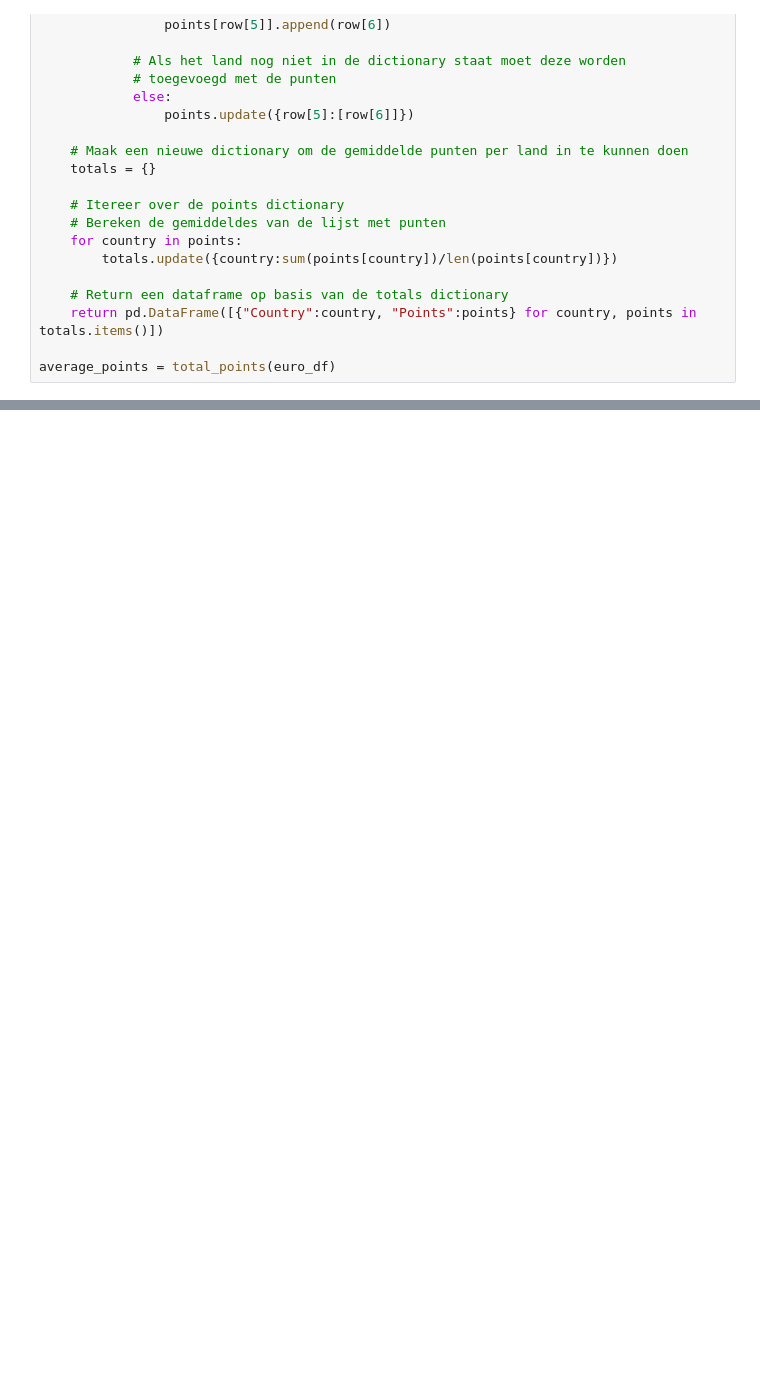
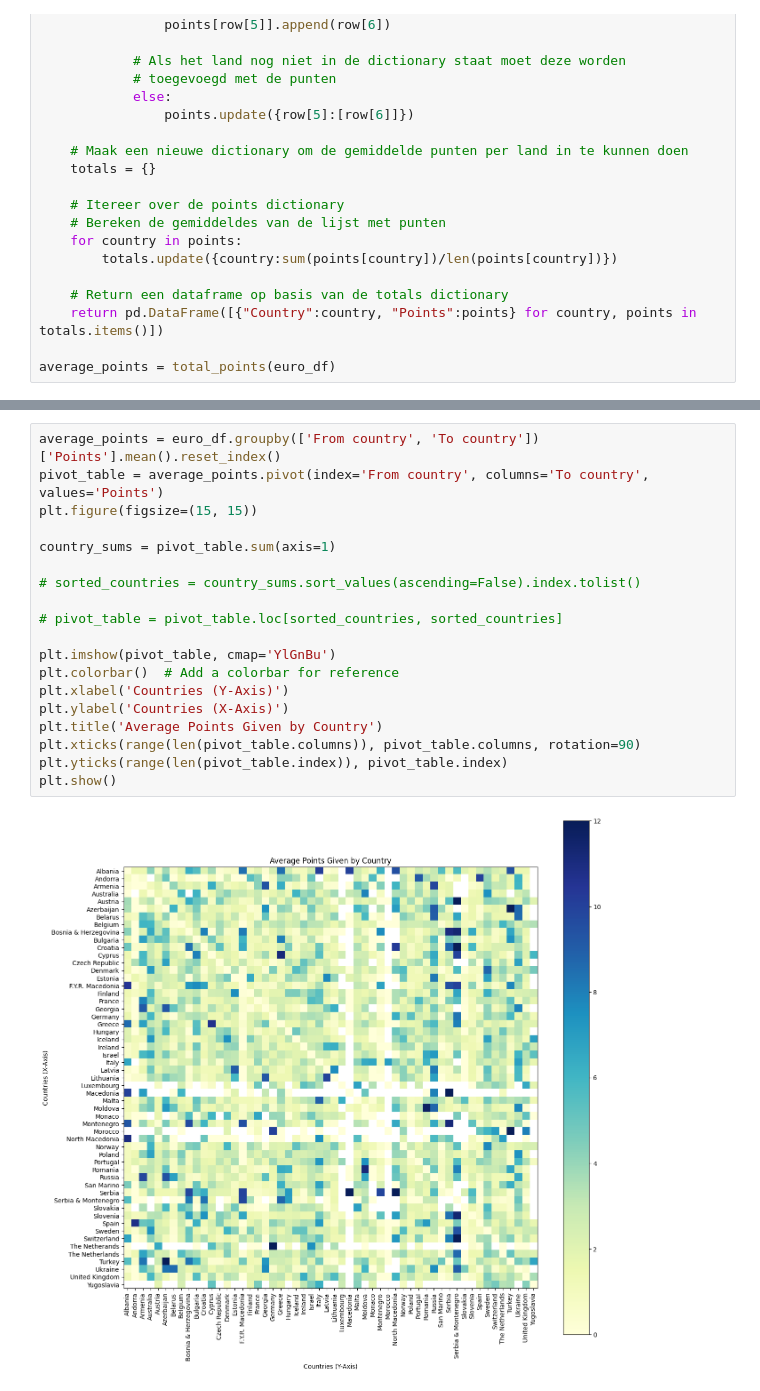
Before and after one commit to Marit-vdh/data_story, a Jupyter notebook: docs/notebook.ipynb, the cells around one changed output, grey strips where cells are left out. Saved outputs shown, nothing was run; the diff lists cells and outputs as text; blank space fills up the shorter version.

```diff
--- a/docs/notebook.ipynb
+++ b/docs/notebook.ipynb
@@ -103,0 +114,21 @@ fig_per_year.show()
+# %%
+average_points = euro_df.groupby(['From country', 'To country'])['Points'].mean().reset_index()
+pivot_table = average_points.pivot(index='From country', columns='To country', values='Points')
+plt.figure(figsize=(15, 15))
+
+country_sums = pivot_table.sum(axis=1)
+
+# sorted_countries = country_sums.sort_values(ascending=False).index.tolist()
+
+# pivot_table = pivot_table.loc[sorted_countries, sorted_countries]
+
+plt.imshow(pivot_table, cmap='YlGnBu')
+plt.colorbar()  # Add a colorbar for reference
+plt.xlabel('Countries (Y-Axis)')
+plt.ylabel('Countries (X-Axis)')
+plt.title('Average Points Given by Country')
+plt.xticks(range(len(pivot_table.columns)), pivot_table.columns, rotation=90)
+plt.yticks(range(len(pivot_table.index)), pivot_table.index)
+plt.show()
+# %% [output]
+[figure, added]
```
Also changed, not shown: parts of 23 cells of this notebook, 19 other files.
